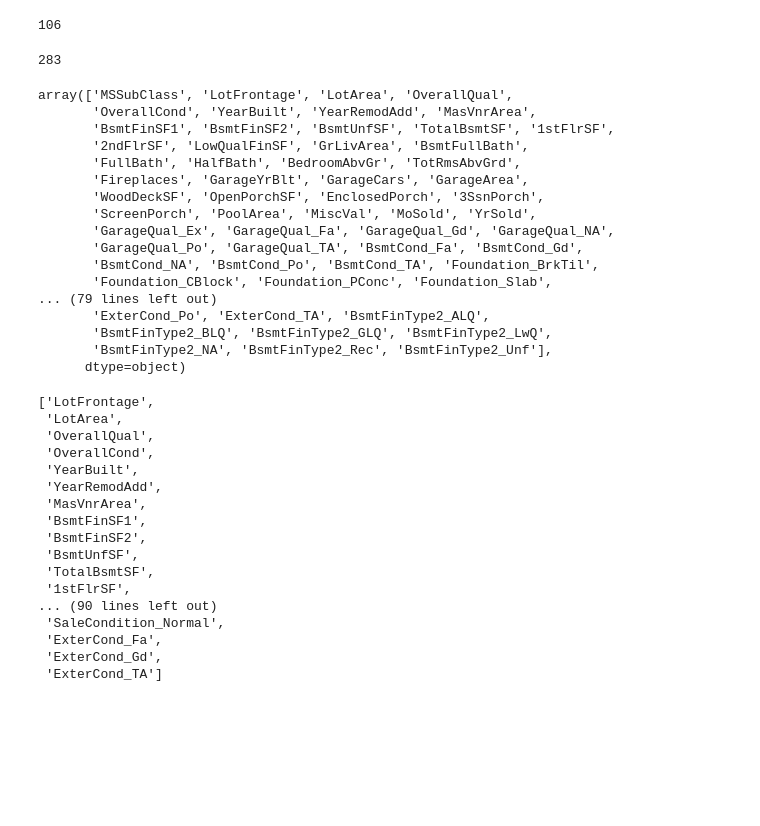
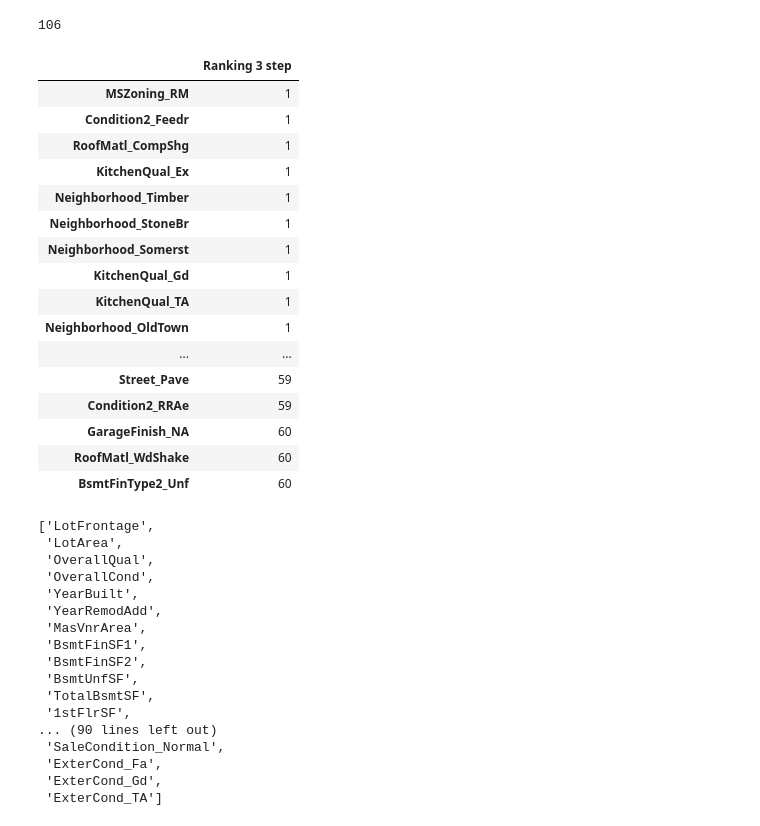
Before and after one commit to alexnaylor99/House-Prices---Advanced-Regression-Techniques, a Jupyter notebook: 2-Feature Selection.ipynb, the cells around one changed output. Cells and saved outputs as stored; diff of their text form; code cells hidden in the pictures; blank space fills up the shorter version.

Commit message:
Uploading feature selection notebook
- Feature selection notebook uploaded
- Datasets with selected features uploaded

```diff
--- a/2-Feature Selection.ipynb
+++ b/2-Feature Selection.ipynb
@@ -66,10 +88,10 @@ rfecv = RFECV(estimator=model,
            min_features_to_select=1,
            cv=StratifiedKFold(3),
            scoring='neg_mean_absolute_error',
-           verbose=1
+           verbose=3
         )
 # %%
-results = rfecv.fit(X, y)
+results_stp3 = rfecv.fit(X, y)
 # %% [output]
 Fitting estimator with 283 features.
 Fitting estimator with 280 features.
@@ -93,29 +117,28 @@ results.n_features_
 # %% [output]
 106
-# %%
-results.support_
-# %% [output]
-283
-# %%
-# Obtaining selected features
-
-features_np
-# %% [output]
-array(['MSSubClass', 'LotFrontage', 'LotArea', 'OverallQual',
-       'OverallCond', 'YearBuilt', 'YearRemodAdd', 'MasVnrArea',
-       'BsmtFinSF1', 'BsmtFinSF2', 'BsmtUnfSF', 'TotalBsmtSF', '1stFlrSF',
-       '2ndFlrSF', 'LowQualFinSF', 'GrLivArea', 'BsmtFullBath',
-       'FullBath', 'HalfBath', 'BedroomAbvGr', 'TotRmsAbvGrd',
-       'Fireplaces', 'GarageYrBlt', 'GarageCars', 'GarageArea',
-       'WoodDeckSF', 'OpenPorchSF', 'EnclosedPorch', '3SsnPorch',
-       'ScreenPorch', 'PoolArea', 'MiscVal', 'MoSold', 'YrSold',
-       'GarageQual_Ex', 'GarageQual_Fa', 'GarageQual_Gd', 'GarageQual_NA',
-       'GarageQual_Po', 'GarageQual_TA', 'BsmtCond_Fa', 'BsmtCond_Gd',
-       'BsmtCond_NA', 'BsmtCond_Po', 'BsmtCond_TA', 'Foundation_BrkTil',
-       'Foundation_CBlock', 'Foundation_PConc', 'Foundation_Slab',
-... (79 lines left out)
-       'ExterCond_Po', 'ExterCond_TA', 'BsmtFinType2_ALQ',
-       'BsmtFinType2_BLQ', 'BsmtFinType2_GLQ', 'BsmtFinType2_LwQ',
-       'BsmtFinType2_NA', 'BsmtFinType2_Rec', 'BsmtFinType2_Unf'],
-      dtype=object)
+# %%
+# Analysing results from 3 step RFECV
+
+results_df3 = pd.DataFrame(columns=['Ranking 3 step'], index=[features_np])
+results_df3['Ranking 3 step'] = results_stp3.ranking_
+# %%
+results_df3.sort_values(by=['Ranking 3 step'])
+# %% [output]
+|  | Ranking 3 step |
+| MSZoning_RM | 1 |
+| Condition2_Feedr | 1 |
+| RoofMatl_CompShg | 1 |
+| KitchenQual_Ex | 1 |
+| Neighborhood_Timber | 1 |
+| Neighborhood_StoneBr | 1 |
+| Neighborhood_Somerst | 1 |
+| KitchenQual_Gd | 1 |
+| KitchenQual_TA | 1 |
+| Neighborhood_OldTown | 1 |
+| ... | ... |
+| Street_Pave | 59 |
+| Condition2_RRAe | 59 |
+| GarageFinish_NA | 60 |
+| RoofMatl_WdShake | 60 |
+| BsmtFinType2_Unf | 60 |
 # %%
```
Also changed, not shown: parts of 19 cells of this notebook, 2 other files.
